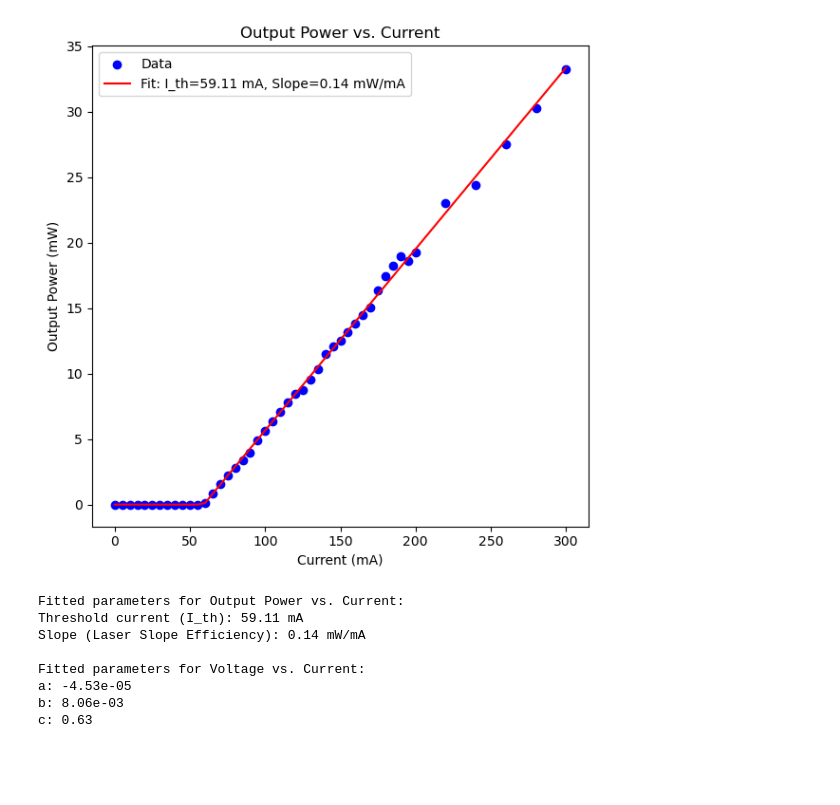
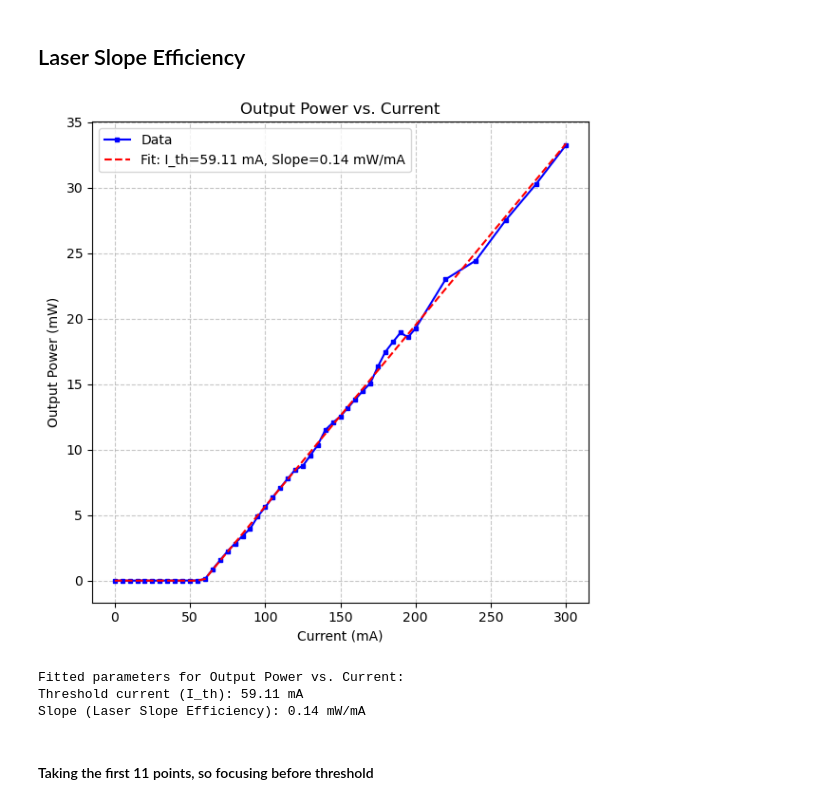
Before and after one commit to sdracia/Q-OpticsLaser, a Jupyter notebook: lab4/analysis.ipynb, the cells around one changed output. Saved outputs shown, nothing was run; the diff lists cells and outputs as text; code cells hidden in the pictures; blank space fills up the shorter version.

```diff
--- a/lab4/analysis.ipynb
+++ b/lab4/analysis.ipynb
@@ -12,6 +12,8 @@ data = pd.read_excel(file_path, sheet_name='Foglio1')
 current = data['Current (mA)']  # Current in mA
 voltage = data['Voltage drop (V)']  # Voltage in V
 output_power = data['Output power (mW)']  # Output power in mW
+# %% [markdown]
+## Laser Slope Efficiency
 # %%
 # Convert current to amperes for calculations
 current_amperes = current * 1e-3
@@ -37,34 +39,31 @@ slope_efficiency = popt_power[1]  # Slope from the linear fit is the slope effic
 # %%
 # Generate plots
 plt.figure(figsize=(6, 6))
 
-plt.scatter(current, output_power, label='Data', color='blue')
-plt.plot(current, linear_model(current, *popt_power), label=f'Fit: I_th={popt_power[0]:.2f} mA, Slope={popt_power[1]:.2f} mW/mA', color='red')
+plt.plot(current, output_power, "s-", color="blue", label='Data', markersize = 3)
+plt.plot(current, linear_model(current, *popt_power), "--", label=f'Fit: I_th={popt_power[0]:.2f} mA, Slope={popt_power[1]:.2f} mW/mA', color='red')
 plt.title('Output Power vs. Current')
 plt.xlabel('Current (mA)')
 plt.ylabel('Output Power (mW)')
 plt.legend()
 
-
+plt.grid(True, linestyle="--", alpha=0.7)
 plt.tight_layout()
 plt.show()
 
 # Print fitted parameters
 print("Fitted parameters for Output Power vs. Current:")
 print(f"Threshold current (I_th): {popt_power[0]:.2f} mA")
 print(f"Slope (Laser Slope Efficiency): {slope_efficiency:.2f} mW/mA")
 
-print("\nFitted parameters for Voltage vs. Current:")
-print(f"a: {popt_voltage[0]:.2e}")
-print(f"b: {popt_voltage[1]:.2e}")
-print(f"c: {popt_voltage[2]:.2f}")
+# print("\nFitted parameters for Voltage vs. Current:")
+# print(f"a: {popt_voltage[0]:.2e}")
+# print(f"b: {popt_voltage[1]:.2e}")
+# print(f"c: {popt_voltage[2]:.2f}")
 # %% [output]
-[figure, old version]
+[figure, new version]
 Fitted parameters for Output Power vs. Current:
 Threshold current (I_th): 59.11 mA
 Slope (Laser Slope Efficiency): 0.14 mW/mA
-
-Fitted parameters for Voltage vs. Current:
-a: -4.53e-05
-b: 8.06e-03
-c: 0.63
+# %% [markdown]
+#### Taking the first 11 points, so focusing before threshold
```
Also changed, not shown: parts of 7 cells of this notebook, 9 other files.
